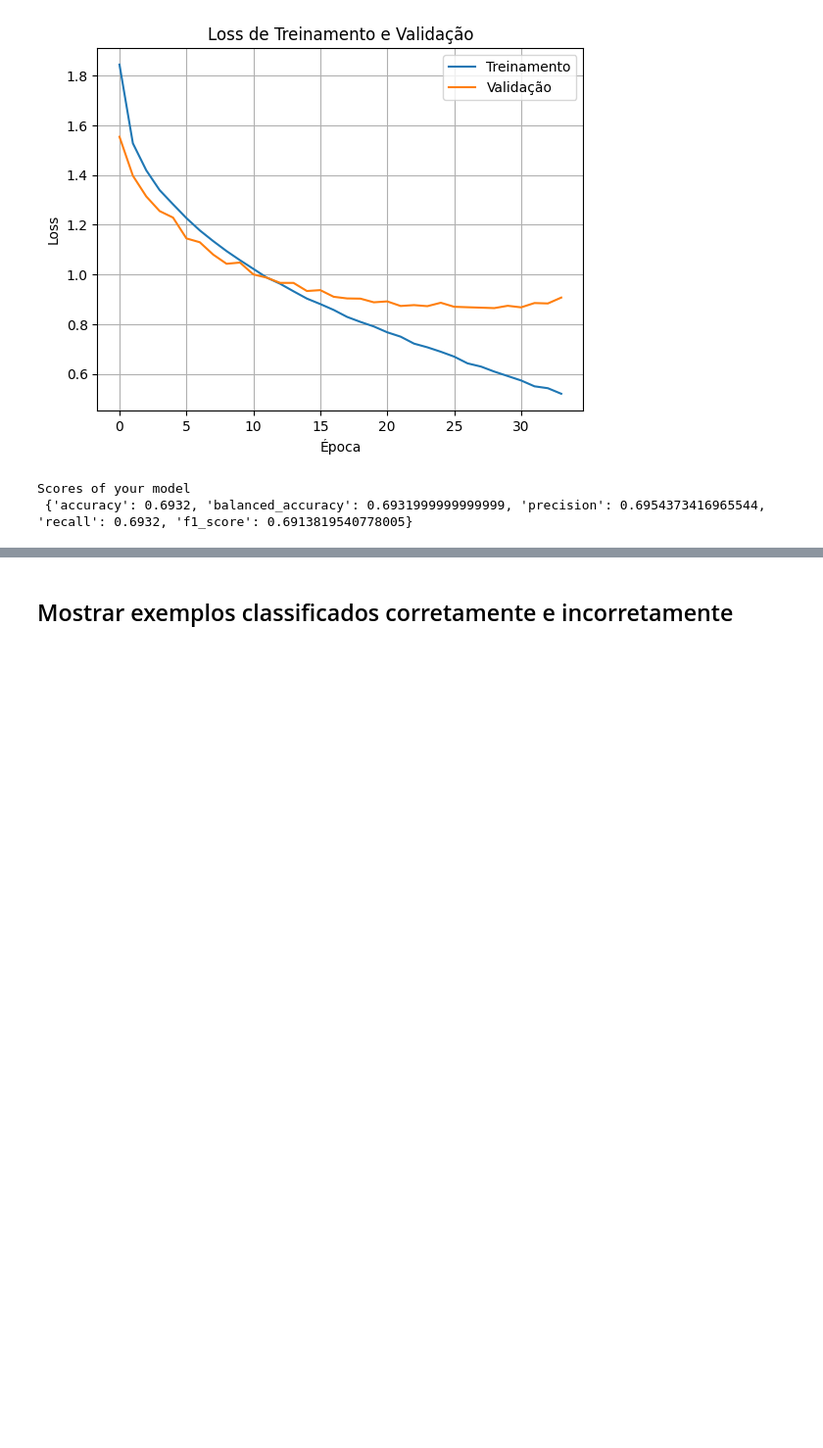
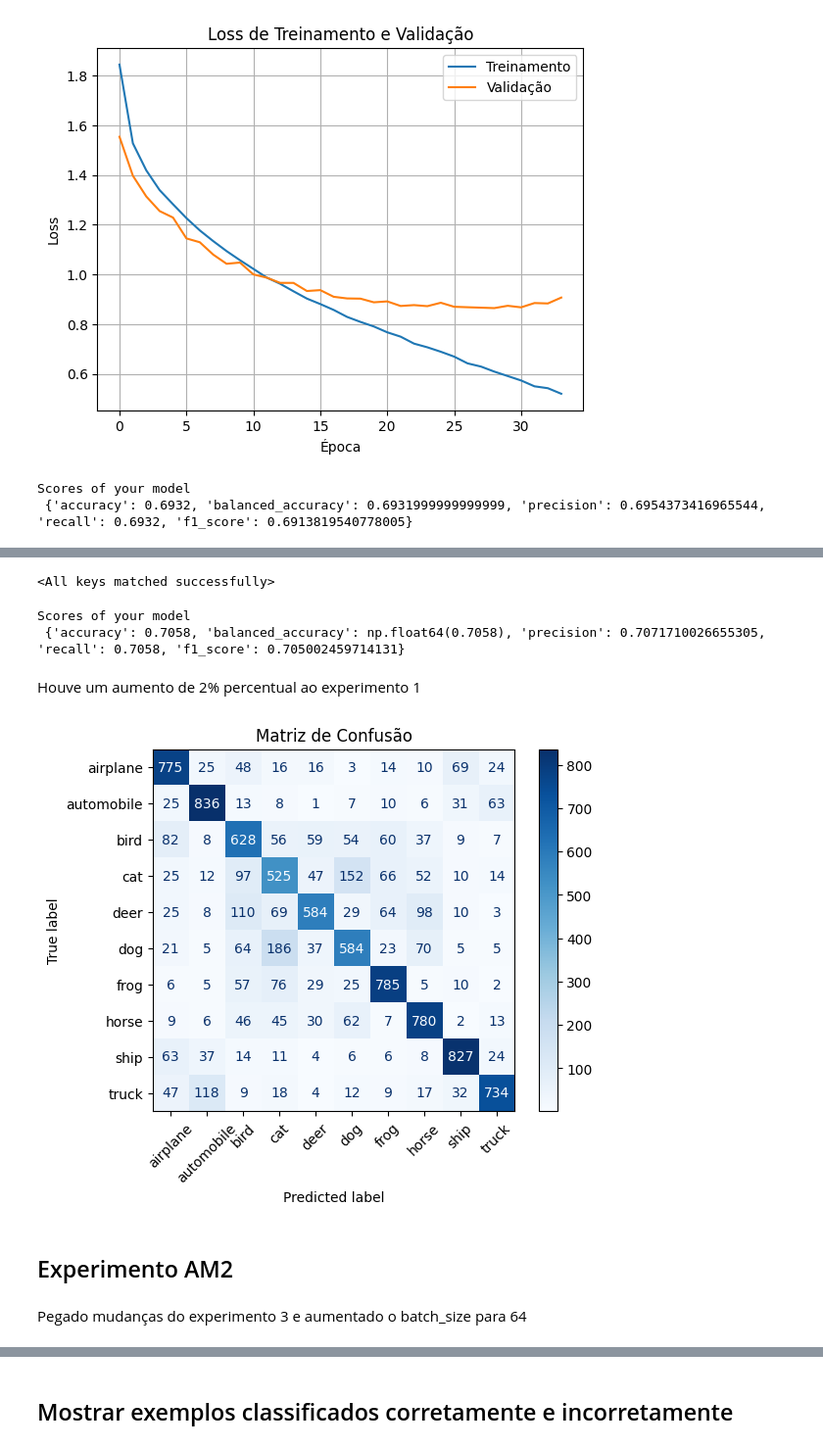
Before and after one commit to JVMergulho/redes_neurais, a Jupyter notebook: miniprojeto1/CNN/CIFAR10_with_CNNs.ipynb, the cells around one changed output, grey strips where cells are left out. Shown at 98% size. Saved outputs shown, nothing was run; the diff lists cells and outputs as text; code cells hidden in the pictures; blank space fills up the shorter version.

```diff
--- a/miniprojeto1/CNN/CIFAR10_with_CNNs.ipynb
+++ b/miniprojeto1/CNN/CIFAR10_with_CNNs.ipynb
@@ -519,0 +582,39 @@ Scores of your model
+# %%
+device = torch.device("cuda" if torch.cuda.is_available() else "cpu")
+
+model1 = FlexibleCNN(config1)
+model1.to(device)
+
+model1.load_state_dict(torch.load("model1_trained2.pth", weights_only=True))
+# %% [output]
+<All keys matched successfully>
+# %%
+#@title Evaluate model (accuracy, precision, recall, etc)
+labels, predictions = makePredictions(model1, test_loader)
+
+scores = get_scores(labels, predictions)
+print("Scores of your model\n", scores)
+# %% [output]
+Scores of your model
+ {'accuracy': 0.7058, 'balanced_accuracy': np.float64(0.7058), 'precision': 0.7071710026655305, 'recall': 0.7058, 'f1_score': 0.705002459714131}
+# %% [markdown]
+Houve um aumento de 2% percentual ao experimento 1
+# %%
+# Lista com nomes das classes (exemplo para CIFAR-10)
+class_names = ['airplane', 'automobile', 'bird', 'cat', 'deer',
+               'dog', 'frog', 'horse', 'ship', 'truck']
+
+cm = confusion_matrix(labels, predictions)
+
+# Plotar a matriz de confusão
+disp = ConfusionMatrixDisplay(confusion_matrix=cm,
+                              display_labels=class_names)
+disp.plot(cmap=plt.cm.Blues, xticks_rotation=45)  # pode mudar o colormap se quiser
+plt.title("Matriz de Confusão")
+plt.show()
+# %% [output]
+[figure, added]
+# %% [markdown]
+## Experimento AM2
+# %% [markdown]
+Pegado mudanças do experimento 3 e aumentado o batch_size para 64
```
Also changed, not shown: parts of 26 cells of this notebook.
